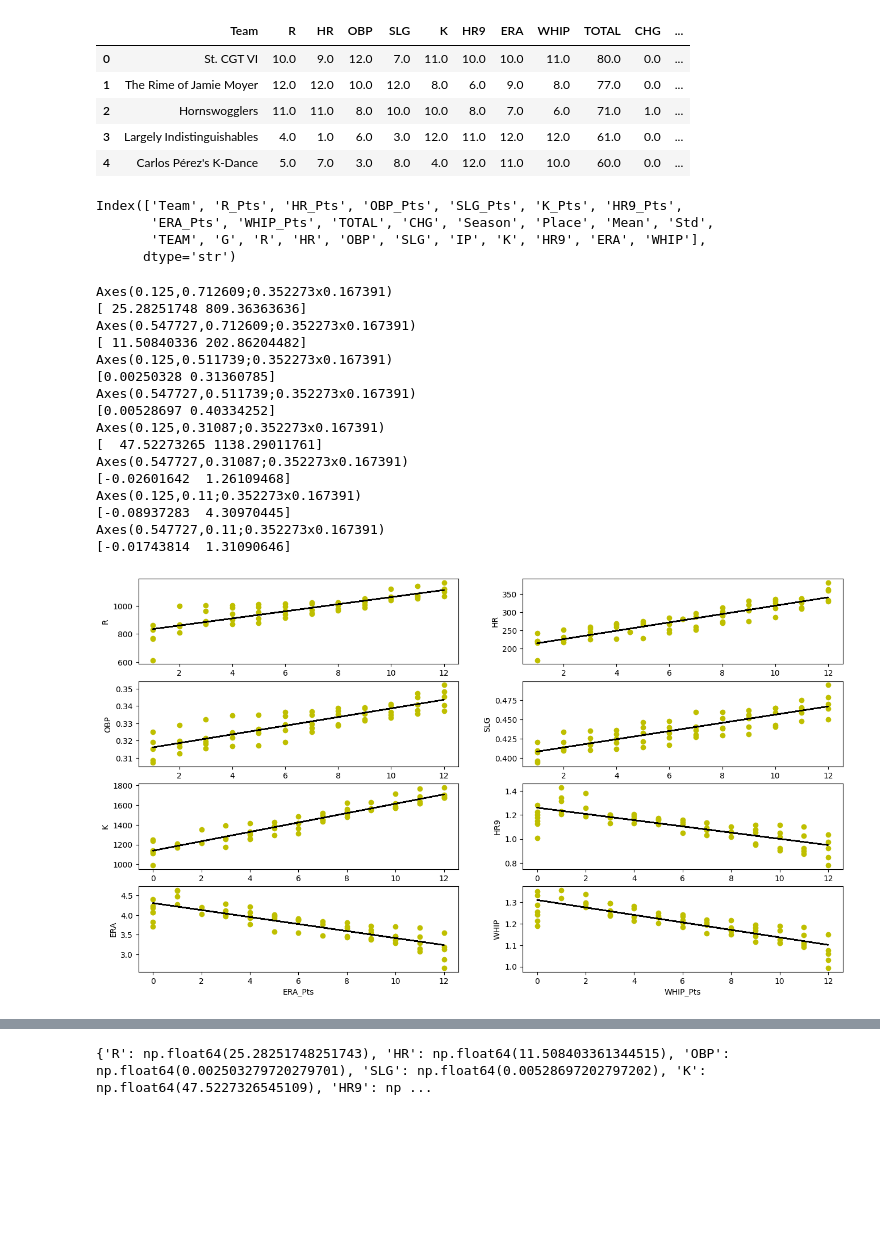
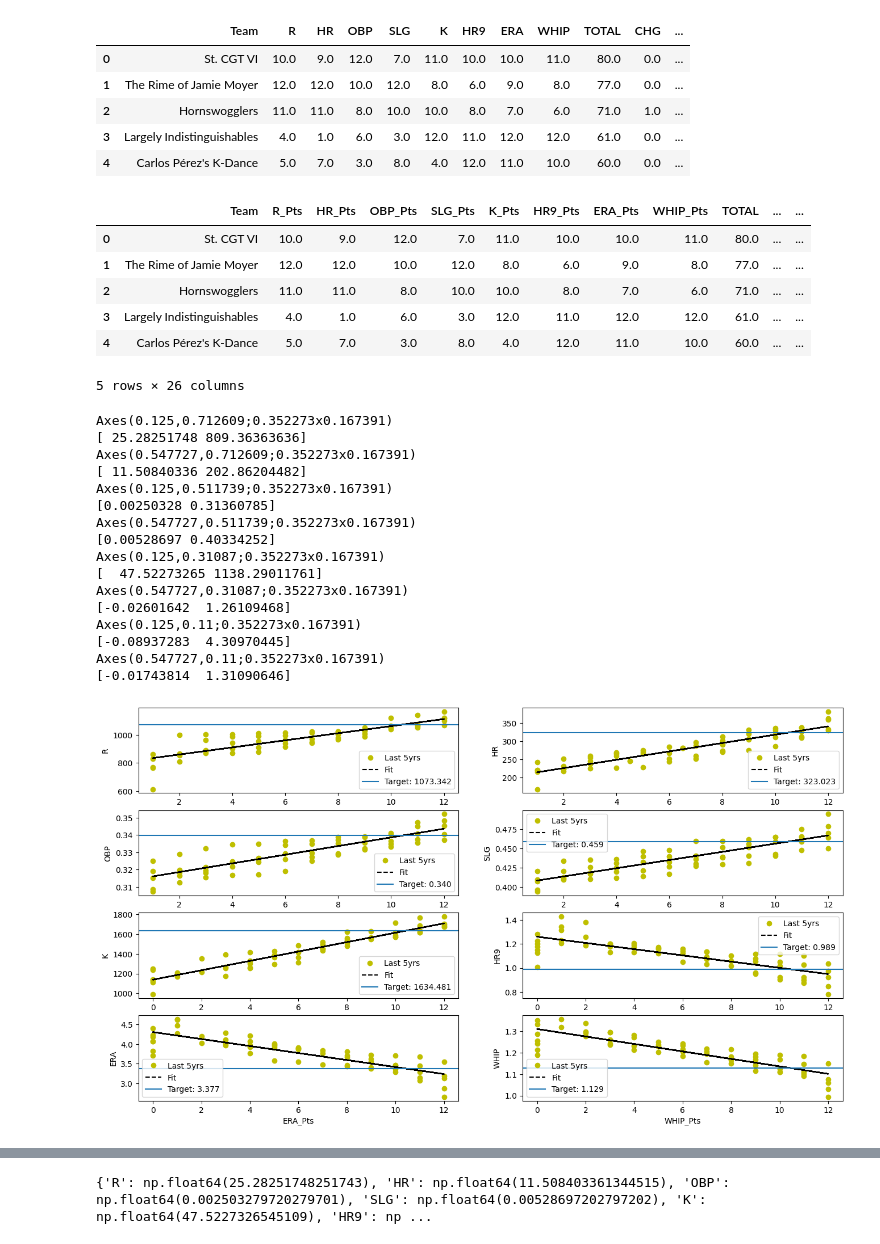
Before and after one commit to chmartin/Ottoneu_Baseball_Projects, a Jupyter notebook: SGP_Slope/Imaginary_Hammers_Calculator.ipynb, the cells around one changed output, grey strips where cells are left out. Saved outputs shown, nothing was run; the diff lists cells and outputs as text; code cells hidden in the pictures; blank space fills up the shorter version.

Commit message:
Add Target Cat Values..

```diff
--- a/SGP_Slope/Imaginary_Hammers_Calculator.ipynb
+++ b/SGP_Slope/Imaginary_Hammers_Calculator.ipynb
@@ -56,3 +65,3 @@ Team_Ranks_df.head()
 # %%
-Team_Ranks_df['Mean'] = Team_Ranks_df.groupby('Place')['TOTAL'].mean()
-Team_Ranks_df['Std'] = Team_Ranks_df.groupby('Place')['TOTAL'].std()
+Team_Ranks_df= Team_Ranks_df.merge(Team_Ranks_df.groupby('Place')['TOTAL'].mean().reset_index(name='Mean'))
+Team_Ranks_df = Team_Ranks_df.merge(Team_Ranks_df.groupby('Place')['TOTAL'].std().reset_index(name='Std'))
@@ -72,6 +90,9 @@ plt.plot(Team_Ranks_df['Place'],Team_Ranks_df['TOTAL'], 'yo', Team_Ranks_df['Pla
 # %%
 print(Team_Ranks_df['Place'].unique())
 print(poly1d_fn(Team_Ranks_df['Place'].unique()))
+print(poly1d_fn(Team_Ranks_df['Place'].unique())/len(Scoring_Categories))
+Avg_cat_pts_win = poly1d_fn(1.)/len(Scoring_Categories)
+print('Target Rank Each Category:', Avg_cat_pts_win)
 # %% [output]
 [ 1.  2.  3.  4.  5.  6.  7.  8.  9. 10. 11. 12.]
 [83.529033   77.14722599 70.76541898 64.38361197 58.00180496 51.61999795
@@ -125,46 +158,52 @@ Team_Ranks_df.head()
 # %%
 Stat_Ranks = Team_Ranks_df.merge(Team_Statistics_df,on=['Team','Season'],suffixes=['_Pts',''])
 # %%
-Stat_Ranks.columns
+Stat_Ranks.head()
 # %% [output]
+|  | Team | R_Pts | HR_Pts | OBP_Pts | SLG_Pts | K_Pts | HR9_Pts | ERA_Pts | WHIP_Pts | TOTAL | ... | ... |
+| 0 | St. CGT VI | 10.0 | 9.0 | 12.0 | 7.0 | 11.0 | 10.0 | 10.0 | 11.0 | 80.0 | ... | ... |
+| 1 | The Rime of Jamie Moyer | 12.0 | 12.0 | 10.0 | 12.0 | 8.0 | 6.0 | 9.0 | 8.0 | 77.0 | ... | ... |
+| 2 | Hornswogglers | 11.0 | 11.0 | 8.0 | 10.0 | 10.0 | 8.0 | 7.0 | 6.0 | 71.0 | ... | ... |
+| 3 | Largely Indistinguishables | 4.0 | 1.0 | 6.0 | 3.0 | 12.0 | 11.0 | 12.0 | 12.0 | 61.0 | ... | ... |
+| 4 | Carlos Pérez's K-Dance | 5.0 | 7.0 | 3.0 | 8.0 | 4.0 | 12.0 | 11.0 | 10.0 | 60.0 | ... | ... |
-Index(['Team', 'R_Pts', 'HR_Pts', 'OBP_Pts', 'SLG_Pts', 'K_Pts', 'HR9_Pts',
-       'ERA_Pts', 'WHIP_Pts', 'TOTAL', 'CHG', 'Season', 'Place', 'Mean', 'Std',
-       'TEAM', 'G', 'R', 'HR', 'OBP', 'SLG', 'IP', 'K', 'HR9', 'ERA', 'WHIP'],
-      dtype='str')
+5 rows × 26 columns
 # %%
 fig, axs = plt.subplots(int(len(Scoring_Categories)/2),2,figsize=(16,9))
 SGP_Denom_dict = {}
+Cat_target_dict = {'Target Pts': Avg_cat_pts_win}
 for stat, this_ax in zip(Scoring_Categories, axs.reshape(-1)):
     print(this_ax)
     coef = np.polyfit(y=Stat_Ranks[stat],x=Stat_Ranks[f'{stat}_Pts'],deg=1)
     print(coef)
     poly1d_fn = np.poly1d(coef)
-    this_ax.plot(Stat_Ranks[f'{stat}_Pts'],Stat_Ranks[stat], 'yo')
+    this_ax.plot(Stat_Ranks[f'{stat}_Pts'],Stat_Ranks[stat], 'yo',label='Last 5yrs')
     this_ax.set_xlabel(f'{stat}_Pts')
     this_ax.set_ylabel(stat)
-    this_ax.plot(Stat_Ranks[f'{stat}_Pts'], poly1d_fn(Stat_Ranks[f'{stat}_Pts']), '--k')
+    this_ax.plot(Stat_Ranks[f'{stat}_Pts'], poly1d_fn(Stat_Ranks[f'{stat}_Pts']), '--k',label='Fit')
 
     sns.lmplot(data=Stat_Ranks, y=stat, x=f'{stat}_Pts', hue='Season')
     SGP_Denom_dict[stat] = coef[0]
-
+    Cat_target_dict[stat] = poly1d_fn(Avg_cat_pts_win)
+    this_ax.axhline(poly1d_fn(Avg_cat_pts_win),label=f'Target: {poly1d_fn(Avg_cat_pts_win):.3f}')
+    this_ax.legend()
 fig.show()
 # %% [output]
 Axes(0.125,0.712609;0.352273x0.167391)
 [ 25.28251748 809.36363636]
 Axes(0.547727,0.712609;0.352273x0.167391)
 [ 11.50840336 202.86204482]
 Axes(0.125,0.511739;0.352273x0.167391)
 [0.00250328 0.31360785]
 Axes(0.547727,0.511739;0.352273x0.167391)
 [0.00528697 0.40334252]
 Axes(0.125,0.31087;0.352273x0.167391)
 [  47.52273265 1138.29011761]
 Axes(0.547727,0.31087;0.352273x0.167391)
 [-0.02601642  1.26109468]
 Axes(0.125,0.11;0.352273x0.167391)
 [-0.08937283  4.30970445]
 Axes(0.547727,0.11;0.352273x0.167391)
 [-0.01743814  1.31090646]
-[figure, old version]
+[figure, new version]
 [figure]
 [figure]
```
Also changed, not shown: parts of 11 cells of this notebook, 3 other files.
